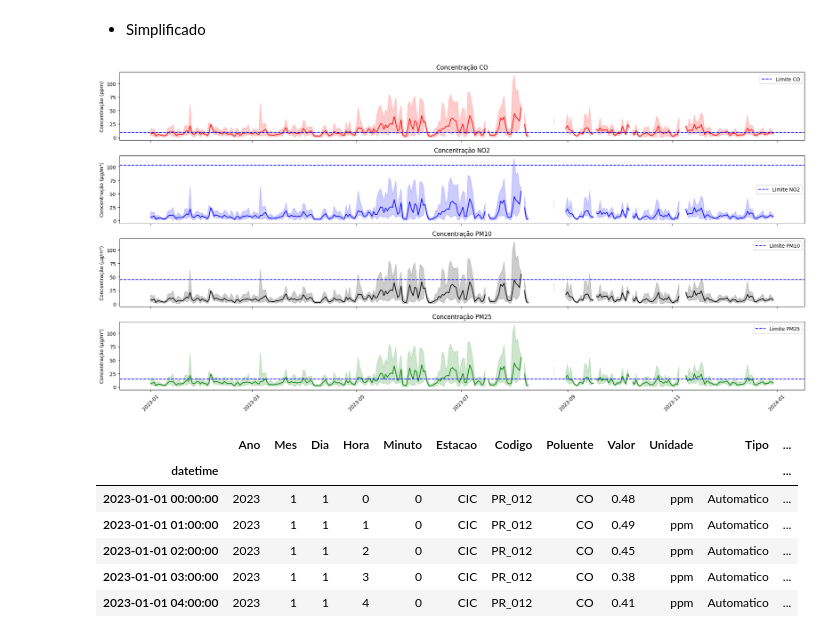
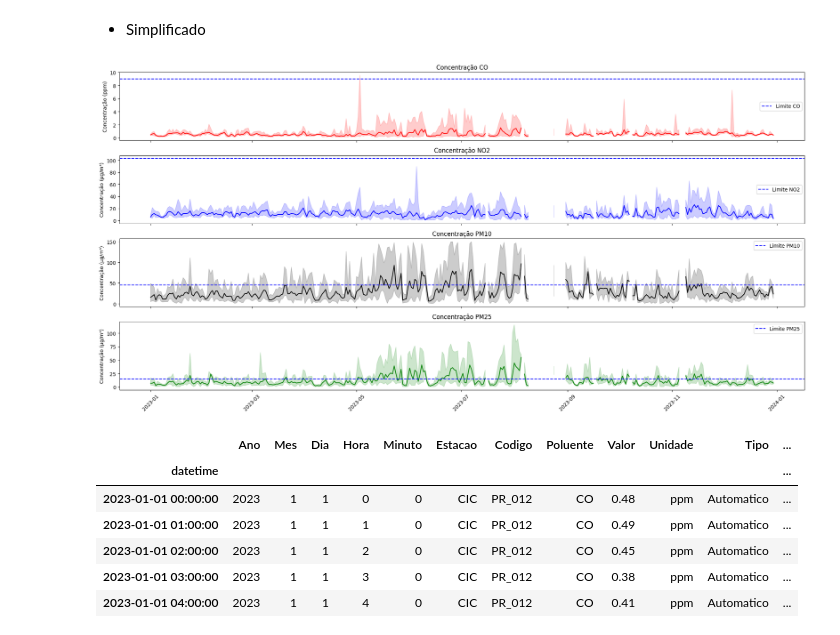
Before and after one commit to Marcosperrude/ENS410064, a Jupyter notebook: scripts/Atividade3.ipynb, the cells around one changed output. Saved outputs shown, nothing was run; the diff lists cells and outputs as text; code cells hidden in the pictures.

```diff
--- a/scripts/Atividade3.ipynb
+++ b/scripts/Atividade3.ipynb
@@ -214,41 +213,41 @@ plt.show()
 # %% [markdown]
 - Simplificado
 # %%
-
 # Lista de poluentes com suas propriedades
 poluentes = {
     "CO": ('red', 9, 'ppm'),
     "NO2": ('blue', 102.79, 'µg/m³'),
     "PM10": ('black', 45, 'µg/m³'),
     "PM25": ('green', 15, 'µg/m³')
 }
 
 # Criando subplots
 fig, ax = plt.subplots(len(poluentes), 1, sharex=True, figsize=(20, 10))
 
 # Processando e plotando os dados
 for i, (poluente, (color, limite, unidade)) in enumerate(poluentes.items()):
     dff = df_PR012.query(f'Poluente == "{poluente}"')
 
-    media_diaria = df['Valor'].resample('D').mean()
-    min_diaria = df['Valor'].resample('D').min()
-    max_diaria = df['Valor'].resample('D').max()
+    # Resample e agregação para os dados filtrados
+    media_diaria = dff['Valor'].resample('D').mean()
+    min_diaria = dff['Valor'].resample('D').min()
+    max_diaria = dff['Valor'].resample('D').max()
 
     ax[i].plot(media_diaria.index, media_diaria, color=color)
     ax[i].fill_between(media_diaria.index, min_diaria, max_diaria, color=color, alpha=0.2)
     ax[i].axhline(y=limite, color='blue', linestyle='--', label=f'Limite {poluente}')
 
     ax[i].set_title(f'Concentração {poluente}')
     ax[i].set_ylabel(f'Concentração ({unidade})')
     ax[i].legend()
 
 # Ajustando o eixo x do último subplot
 ax[-1].tick_params(axis='x', rotation=45)
 
 plt.tight_layout()
 plt.show()
 # %% [output]
-[figure, old version]
+[figure, new version]
 # %%
 df_co
 # %% [output]
```
Also changed, not shown: parts of 1 cell of this notebook.
